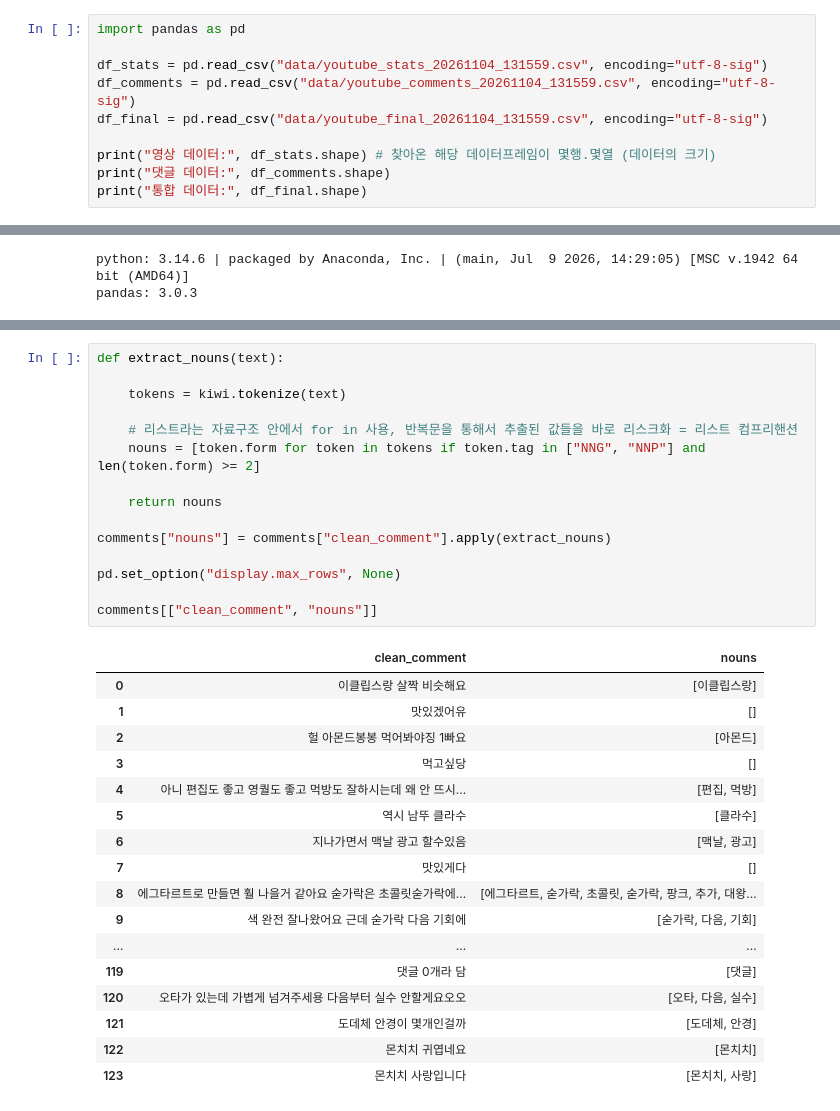
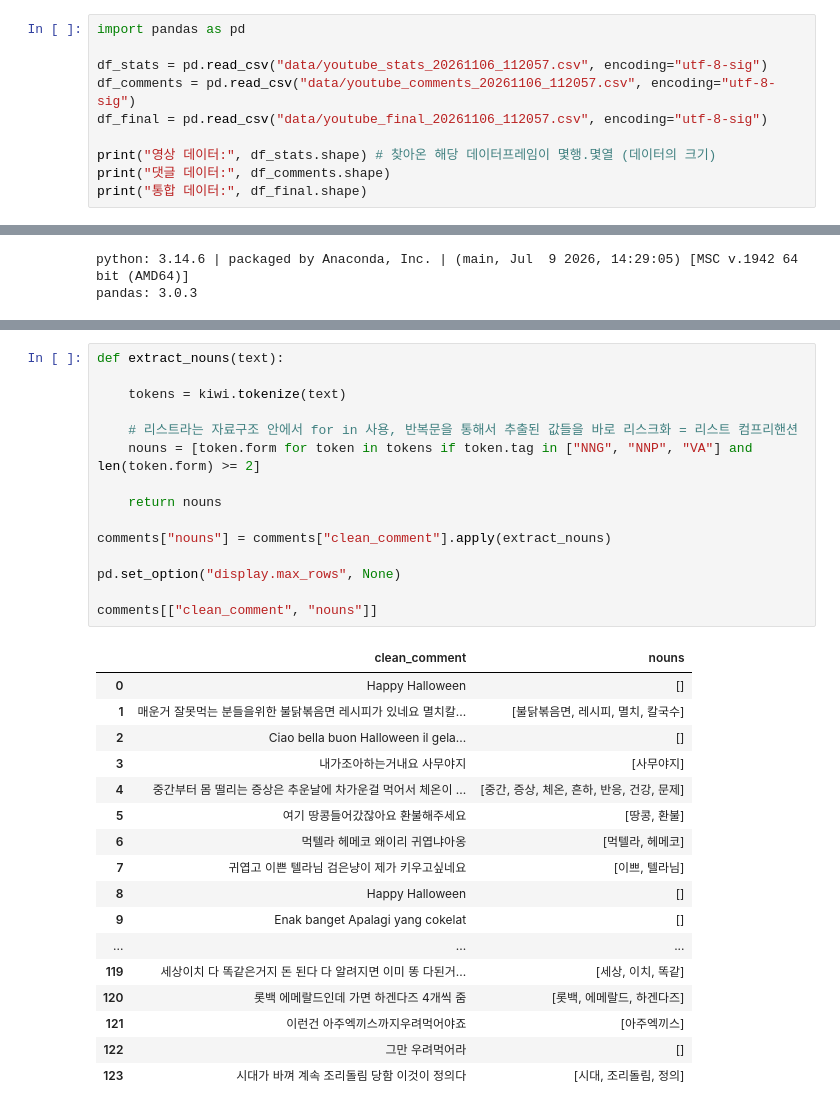
Before and after one commit to 383171a/datamarketing-Megastudy-260828, a Jupyter notebook: 261102/youtube-api_261105.ipynb, the cells around one changed output, grey strips where cells are left out. Cells and saved outputs as stored; diff of their text form.

```diff
--- a/261102/youtube-api_261105.ipynb
+++ b/261102/youtube-api_261105.ipynb
@@ -6,9 +6,9 @@
 # %%
 import pandas as pd
 
-df_stats = pd.read_csv("data/youtube_stats_20261104_131559.csv", encoding="utf-8-sig")
-df_comments = pd.read_csv("data/youtube_comments_20261104_131559.csv", encoding="utf-8-sig")
-df_final = pd.read_csv("data/youtube_final_20261104_131559.csv", encoding="utf-8-sig")
+df_stats = pd.read_csv("data/youtube_stats_20261106_112057.csv", encoding="utf-8-sig")
+df_comments = pd.read_csv("data/youtube_comments_20261106_112057.csv", encoding="utf-8-sig")
+df_final = pd.read_csv("data/youtube_final_20261106_112057.csv", encoding="utf-8-sig")
 
 print("영상 데이터:", df_stats.shape) # 찾아온 해당 데이터프레임이 몇행.몇열 (데이터의 크기)
 print("댓글 데이터:", df_comments.shape)
@@ -209,36 +198,36 @@ comments[["comment", "clean_comment"]].head(10)
 # %%
 def extract_nouns(text):
 
     tokens = kiwi.tokenize(text)
 
     # 리스트라는 자료구조 안에서 for in 사용, 반복문을 통해서 추출된 값들을 바로 리스크화 = 리스트 컴프리핸션
-    nouns = [token.form for token in tokens if token.tag in ["NNG", "NNP"] and len(token.form) >= 2]
+    nouns = [token.form for token in tokens if token.tag in ["NNG", "NNP", "VA"] and len(token.form) >= 2]
 
     return nouns
 
 comments["nouns"] = comments["clean_comment"].apply(extract_nouns)
 
 pd.set_option("display.max_rows", None)
 
 comments[["clean_comment", "nouns"]]
 # %% [output]
 |  | clean_comment | nouns |
-| 0 | 이클립스랑 살짝 비슷해요 | [이클립스랑] |
-| 1 | 맛있겠어유 | [] |
-| 2 | 헐 아몬드봉봉 먹어봐야징 1빠요 | [아몬드] |
-| 3 | 먹고싶당 | [] |
-| 4 | 아니 편집도 좋고 영퀄도 좋고 먹방도 잘하시는데 왜 안 뜨시... | [편집, 먹방] |
-| 5 | 역시 남뚜 클라수 | [클라수] |
-| 6 | 지나가면서 맥날 광고 할수있음 | [맥날, 광고] |
-| 7 | 맛있게다 | [] |
-| 8 | 에그타르트로 만들면 훨 나을거 같아요 숟가락은 초콜릿숟가락에... | [에그타르트, 숟가락, 초콜릿, 숟가락, 팡크, 추가, 대왕... |
-| 9 | 색 완전 잘나왔어요 근데 숟가락 다음 기회에 | [숟가락, 다음, 기회] |
+| 0 | Happy Halloween | [] |
+| 1 | 매운거 잘못먹는 분들을위한 불닭볶음면 레시피가 있네요 멸치칼... | [불닭볶음면, 레시피, 멸치, 칼국수] |
+| 2 | Ciao bella buon Halloween il gela... | [] |
+| 3 | 내가조아하는거내요 사무야지 | [사무야지] |
+| 4 | 중간부터 몸 떨리는 증상은 추운날에 차가운걸 먹어서 체온이 ... | [중간, 증상, 체온, 흔하, 반응, 건강, 문제] |
+| 5 | 여기 땅콩들어갔잖아요 환불해주세요 | [땅콩, 환불] |
+| 6 | 먹텔라 헤메코 왜이리 귀엽냐아옹 | [먹텔라, 헤메코] |
+| 7 | 귀엽고 이쁜 텔라님 검은냥이 제가 키우고싶네요 | [이쁘, 텔라님] |
+| 8 | Happy Halloween | [] |
+| 9 | Enak banget Apalagi yang cokelat | [] |
 | ... | ... | ... |
-| 119 | 댓글 0개라 담 | [댓글] |
-| 120 | 오타가 있는데 가볍게 넘겨주세용 다음부터 실수 안할게요오오 | [오타, 다음, 실수] |
-| 121 | 도데체 안경이 몇개인걸까 | [도데체, 안경] |
-| 122 | 몬치치 귀엽네요 | [몬치치] |
-| 123 | 몬치치 사랑입니다 | [몬치치, 사랑] |
+| 119 | 세상이치 다 똑같은거지 돈 된다 다 알려지면 이미 똥 다된거... | [세상, 이치, 똑같] |
+| 120 | 롯백 에메랄드인데 가면 하겐다즈 4개씩 줌 | [롯백, 에메랄드, 하겐다즈] |
+| 121 | 이런건 아주엑끼스까지우려먹어야죠 | [아주엑끼스] |
+| 122 | 그만 우려먹어라 | [] |
+| 123 | 시대가 바껴 계속 조리돌림 당함 이것이 정의다 | [시대, 조리돌림, 정의] |
 # %%
 # 키위 -> 문장 -> 명사 추출 -> 특정 불필요한 단어, 키워드 배제
 
```
Also changed, not shown: parts of 10 cells of this notebook, 30 other files.
